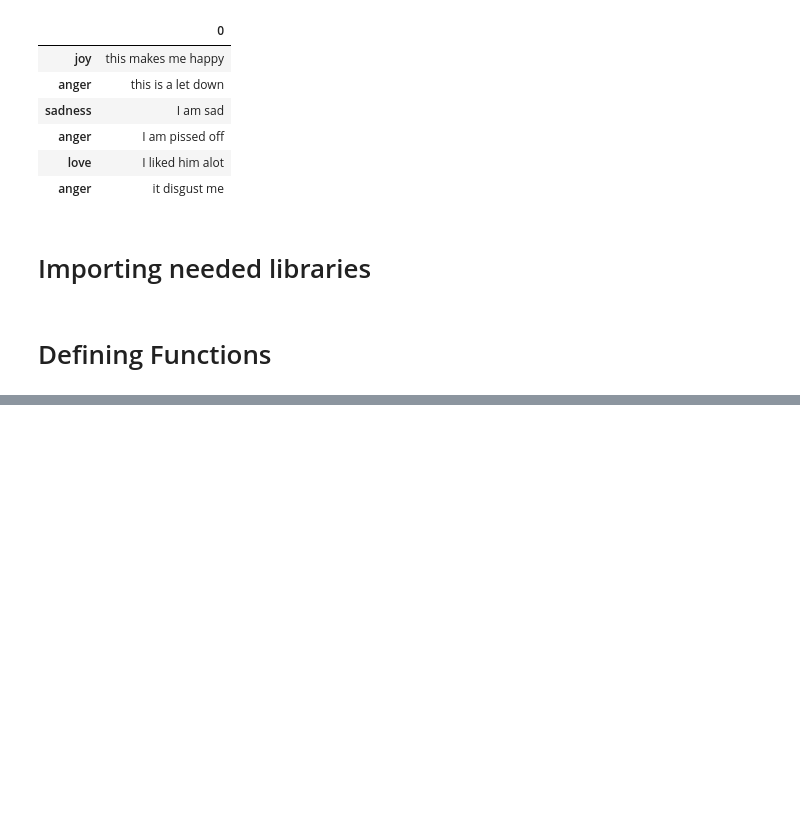
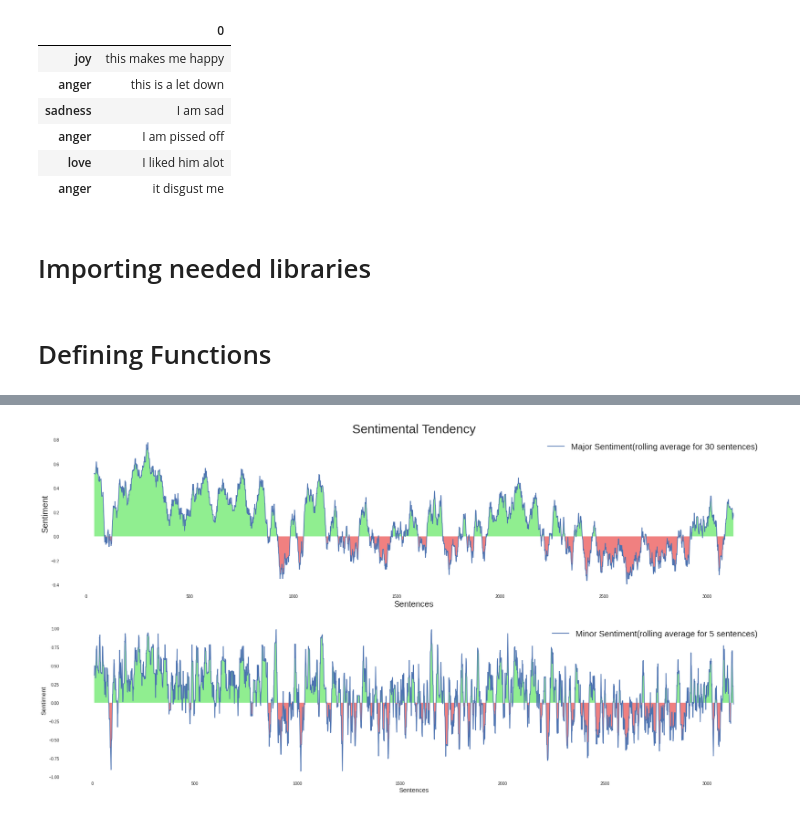
Before and after one commit to KhaldounN/Files-, a Jupyter notebook: FINAL_DSF.ipynb, the cells around one changed output, grey strips where cells are left out. Drawn from its saved outputs; the diff is of its cells as text; code cells hidden in the pictures; blank space fills up the shorter version.

```diff
--- a/FINAL_DSF.ipynb
+++ b/FINAL_DSF.ipynb
@@ -233,7 +234,7 @@ def Display_sentiment(df_sentiment  , booktitle = ' book title'):
   l['Minor'] = l.iloc[:,0].rolling(10).mean()
 
   fig, axes = plt.subplots(nrows=2, ncols=1, figsize=(30, 15))
-  axes[0].set_title(booktitle , fontsize = 30 )
+  axes[0].set_title('Sentimental Tendency' , fontsize = 30 )
   axes[0].plot(l['Major'])
   axes[0].set_xlabel('Sentences' , fontsize=20)
   axes[0].set_ylabel('Sentiment', fontsize=20)
@@ -272,8 +273,6 @@ def Display_emotions(df_emotions , booktitle = 'Book Title'):
   fig = go.Figure(data=go.Scatterpolar(r=v,theta=l,fill='toself'))
   fig.update_layout(polar=dict(radialaxis=dict(visible=False),),showlegend=False ,   title={
         'text': ' Composition of Emotion ',
-        'y':0.9,
-        'x':0.5,
         'xanchor': 'center',
         'yanchor': 'top'})
   fig.show()
@@ -289,13 +288,6 @@ def Display_emotions(df_emotions , booktitle = 'Book Title'):
   fig = px.line(data,
                  x=	'Sentences' ,  y='Count', color='Emotion',
                  title="Emotional Journey")
-  fig.update_layout(
-  title={
-        'text': str(booktitle),
-        'y':0.9,
-        'x':0.5,
-        'xanchor': 'center',
-        'yanchor': 'top'})
 
   fig.show()
 
@@ -326,7 +318,7 @@ def Display_entities(df_ents):
   fig = px.sunburst(df_ents, path=['label', 'entity'], values='index' , title="Mentions of Entities (locations, nationalities, events, and characters)")
   fig.show()
 
-def Analyze_Book(path,Booktitle="Book Title"):
+def Analyze_Book(path,booktitle="Book Title"):
   Load_book(path)
   df_sent = Analyzse_sentiment(sentences)
   df_emo = Analyzse_Emotions(sentences)
@@ -335,5 +327,5 @@ def Analyze_Book(path,Booktitle="Book Title"):
   Display_entities(df_ent)
   Display_emotions(df_emo)
 # %%
-Analyze_Book('/content/beowulf.txt' ,'Beowulf')
+Analyze_Book('/content/The Birth of Tragedy.txt')
 # %% [output]
@@ -347,3 +352,4 @@ Analyze_Book('/content/beowulf.txt' ,'Beowulf')
+[figure, added]
 # %%
   df_emotions = df_emo
   l = df_emotions.T.value_counts().index
```
Also changed, not shown: parts of 2 cells of this notebook.
